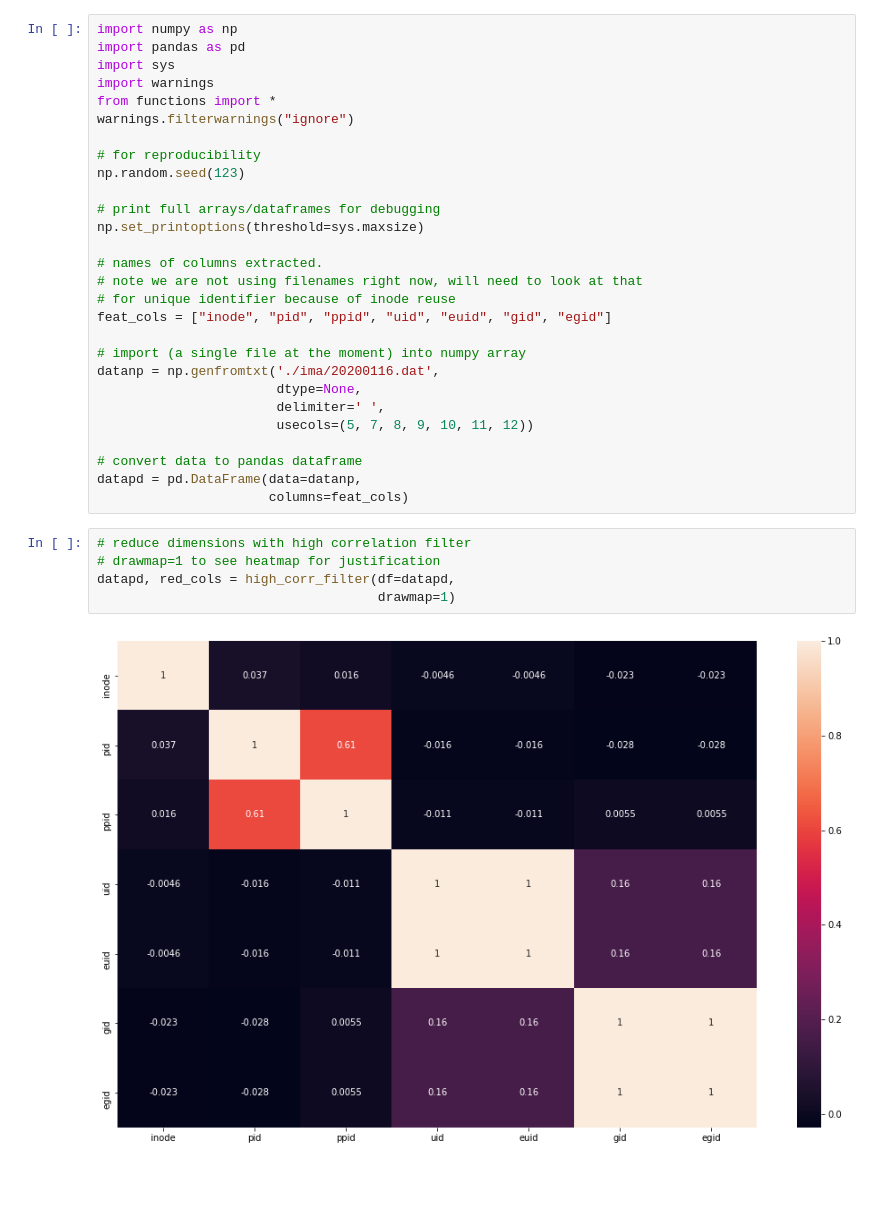
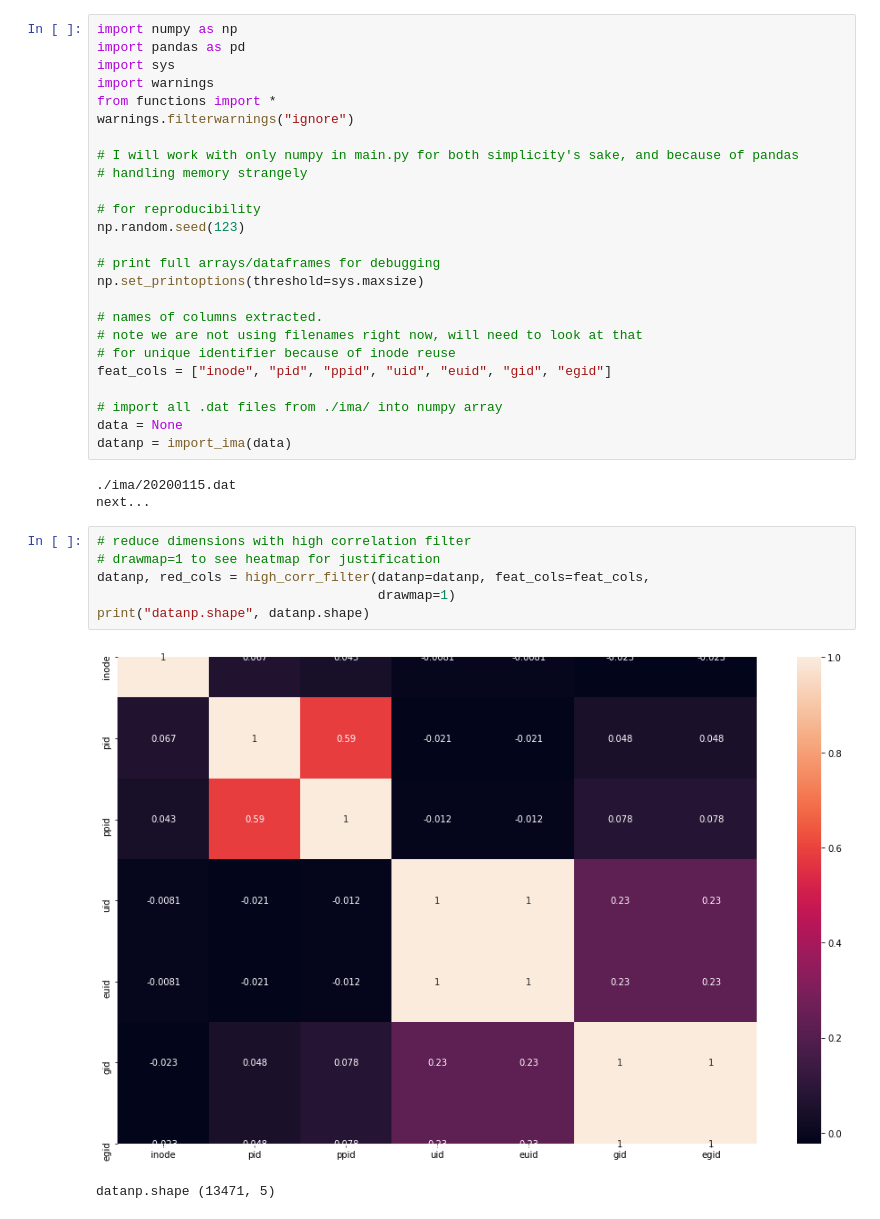
Before and after one commit to EugeneLin142/4YP, a Jupyter notebook: notebook 1day.ipynb, the cells around one changed output. Cells and saved outputs as stored; diff of their text form; blank space fills up the shorter version.

Commit message:
Added UMAP, new data, notebooks
added func_umap
altered main.py so it only ever uses numpy internally
added different sample sizes of notebooks
added archive of old data

```diff
--- a/notebook 1day.ipynb
+++ b/notebook 1day.ipynb
@@ -5,6 +5,9 @@ import sys
 import warnings
 from functions import *
 warnings.filterwarnings("ignore")
+
+# I will work with only numpy in main.py for both simplicity's sake, and because of pandas
+# handling memory strangely
 
 # for reproducibility
 np.random.seed(123)
@@ -17,19 +20,18 @@ np.set_printoptions(threshold=sys.maxsize)
 # for unique identifier because of inode reuse
 feat_cols = ["inode", "pid", "ppid", "uid", "euid", "gid", "egid"]
 
-# import (a single file at the moment) into numpy array
-datanp = np.genfromtxt('./ima/20200116.dat',
-                       dtype=None,
-                       delimiter=' ',
-                       usecols=(5, 7, 8, 9, 10, 11, 12))
-
-# convert data to pandas dataframe
-datapd = pd.DataFrame(data=datanp,
-                      columns=feat_cols)
+# import all .dat files from ./ima/ into numpy array
+data = None
+datanp = import_ima(data)
+# %% [output]
+./ima/20200115.dat
+next...
 # %%
 # reduce dimensions with high correlation filter
 # drawmap=1 to see heatmap for justification
-datapd, red_cols = high_corr_filter(df=datapd,
+datanp, red_cols = high_corr_filter(datanp=datanp, feat_cols=feat_cols,
                                     drawmap=1)
+print("datanp.shape", datanp.shape)
 # %% [output]
-[figure, old version]
+[figure, new version]
+datanp.shape (13471, 5)
```
Also changed, not shown: parts of 6 cells of this notebook, 21 other files.
